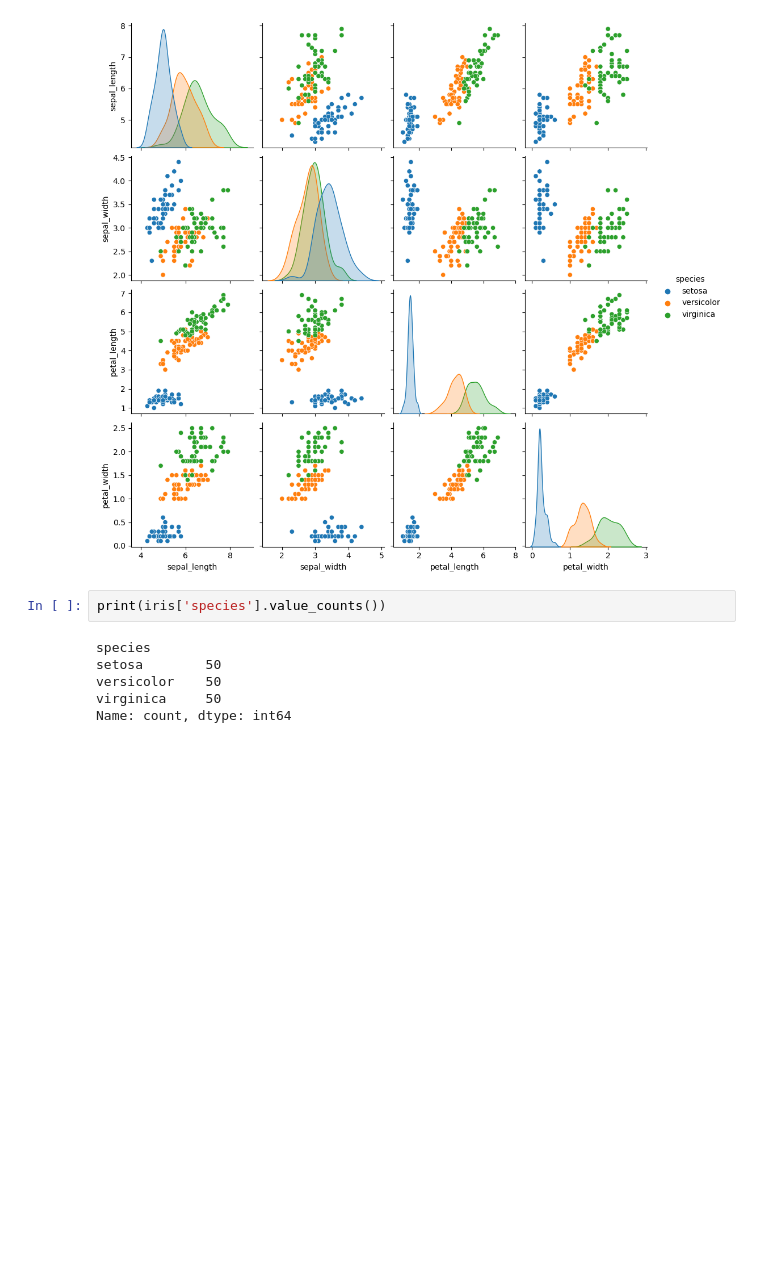
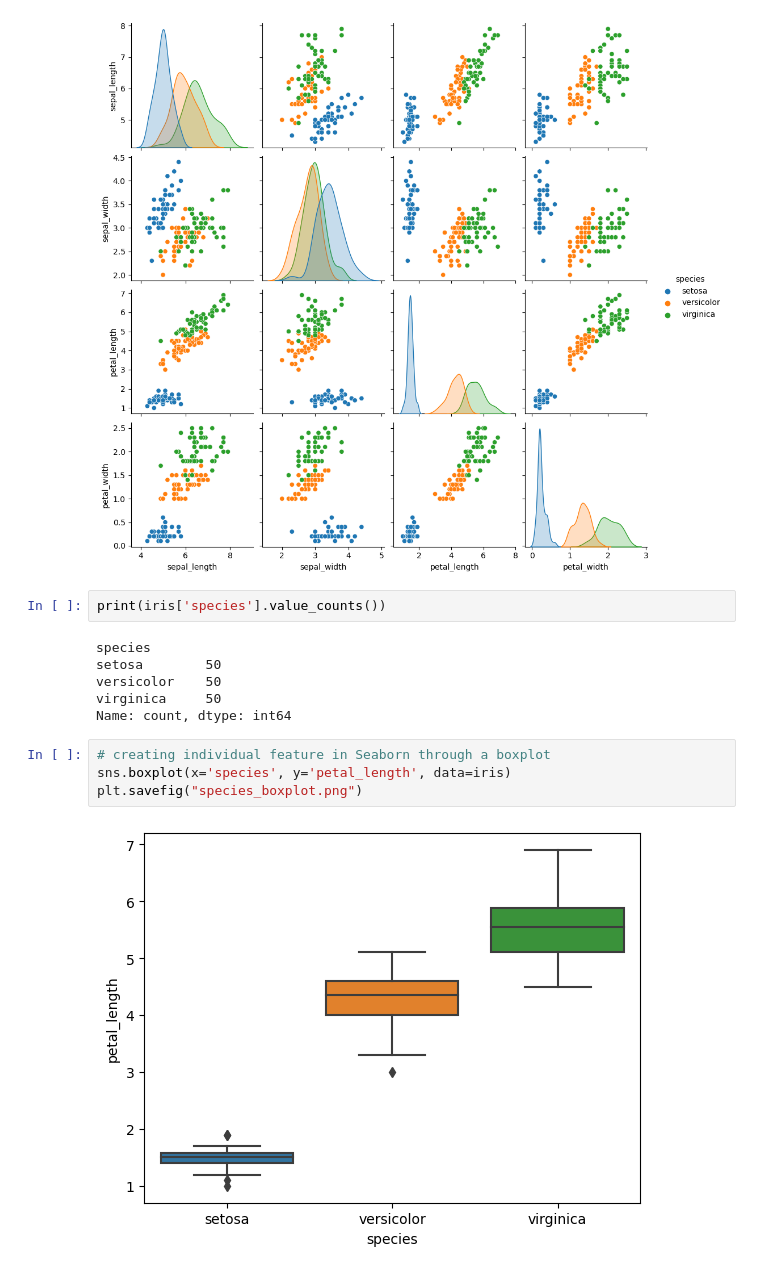
Before and after one commit to YuliiaRysinska/pands_project, a Jupyter notebook: analysis.ipynb, the cells around one changed output. Cells and saved outputs as stored; diff of their text form; blank space fills up the shorter version.

Commit message:
analysis with visualization

```diff
--- a/analysis.ipynb
+++ b/analysis.ipynb
@@ -44,3 +66,9 @@ setosa        50
 versicolor    50
 virginica     50
 Name: count, dtype: int64
+# %%
+# creating individual feature in Seaborn through a boxplot
+sns.boxplot(x='species', y='petal_length', data=iris)
+plt.savefig("species_boxplot.png")
+# %% [output]
+[figure, added]
```
Also changed, not shown: parts of 8 cells of this notebook, 6 other files.
